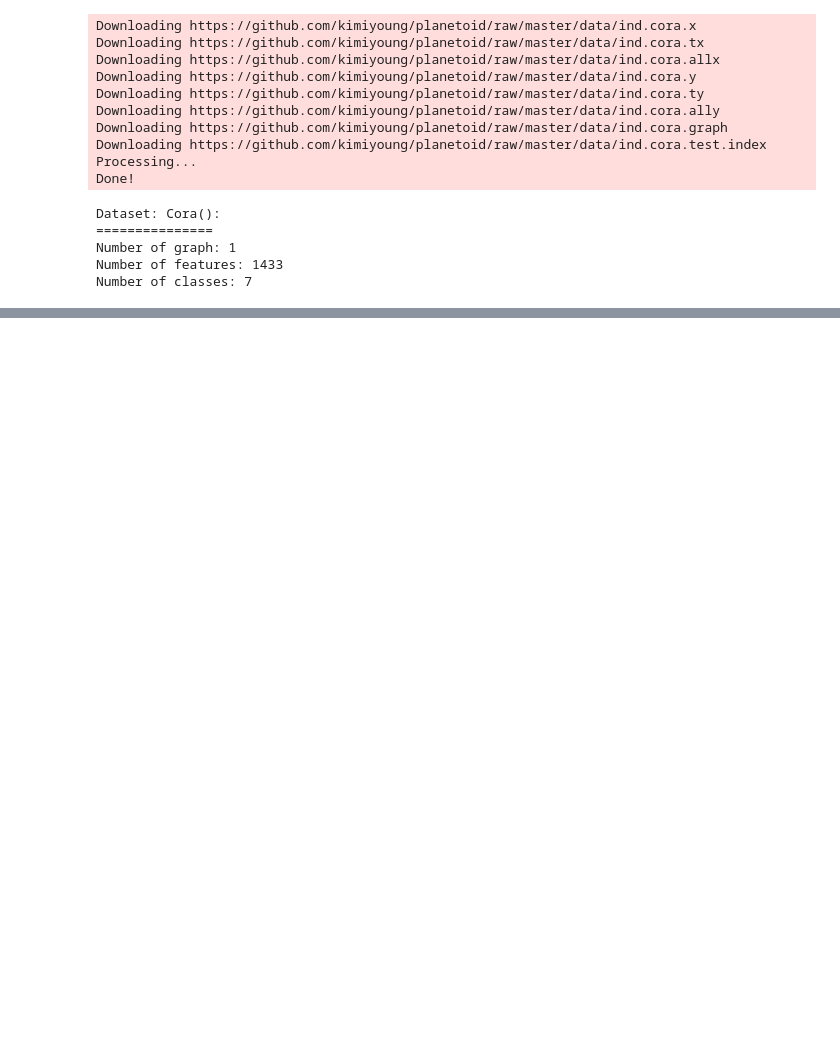
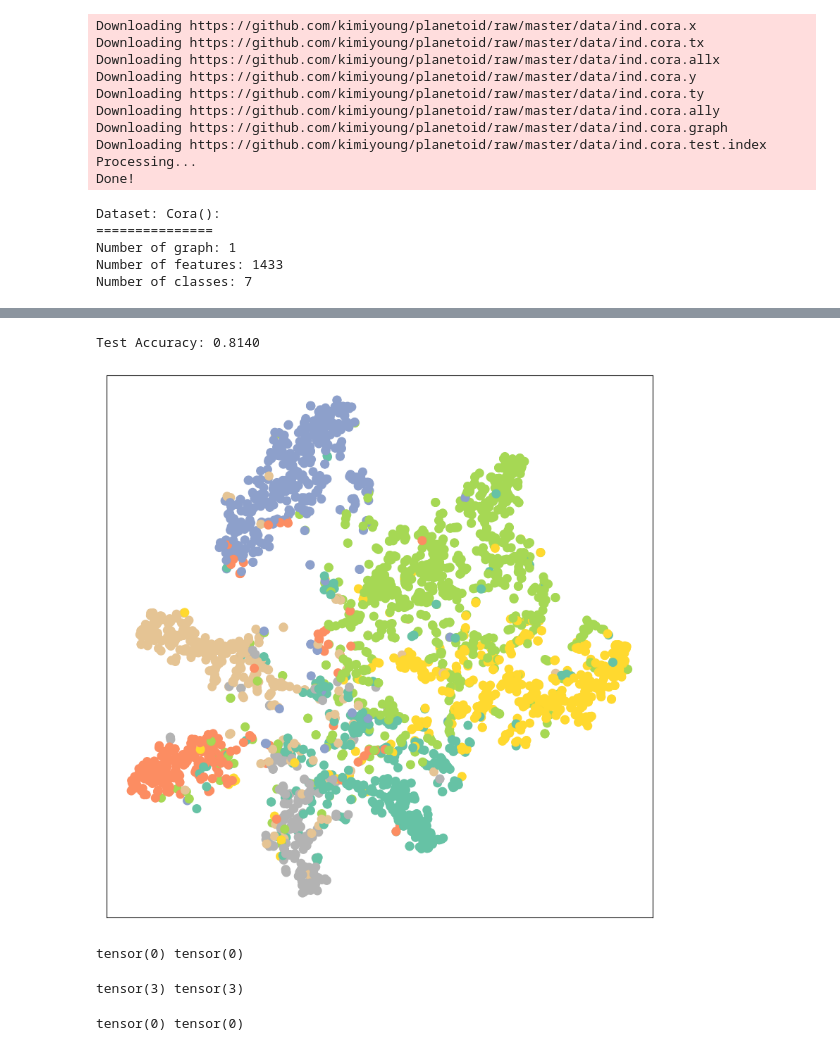
Before and after one commit to dangtrantrung/Graph-Neural-Network-GNN_Graph-Convolutional-Network-GCN, a Jupyter notebook: GCNwithCoraDataset.ipynb, the cells around one changed output, grey strips where cells are left out. Drawn from its saved outputs; the diff is of its cells as text; code cells hidden in the pictures; blank space fills up the shorter version.

```diff
--- a/GCNwithCoraDataset.ipynb
+++ b/GCNwithCoraDataset.ipynb
@@ -29,0 +82,23 @@ Number of classes: 7
+# %%
+# Build Model GCN
+model = GCN(hidden_chanels=16)
+opt = torch.optim.Adam(model.parameters(),lr=0.01,weight_decay=5e-4)
+cr = torch.nn.CrossEntropyLoss()
+
+def train():
+    model.train()
+    opt.zero_grad()
+    out=model(data.x,data.edge_index)
+    loss=cr(out[data.train_mask],data.y[data.train_mask])
+    # Back Propagation to Adjust Parameters of Model weight, Biass
+    loss.backward()
+    opt.step()
+    return loss
+
+def test():
+    model.eval()
+    out=model(data.x,data.edge_index)
+    pred=out.argmax(dim=1)
+    test_correct=pred[data.test_mask]==data.y[data.test_mask]
+    test_acc=int(test_correct.sum())/int(data.test_mask.sum())
+    return test_acc
@@ -29,0 +129,26 @@ Number of classes: 7
+# %%
+#  Test accuracy
+test_acc=test()
+print(f'Test Accuracy: {test_acc:0.4f}')
+# %% [output]
+Test Accuracy: 0.8140
+# %%
+# Visualize the Result of Cite-Link and Clustering  - Classification of Data Model
+model.eval()
+out=model(data.x,data.edge_index)
+visualize(out,color=data.y)
+# %% [output]
+[figure, added]
+# %%
+# Test Result with some Data points
+print(data.y[10],out[10].argmax())
+# %% [output]
+tensor(0) tensor(0)
+# %%
+print(data.y[0],out[0].argmax())
+# %% [output]
+tensor(3) tensor(3)
+# %%
+print(data.y[3],out[3].argmax())
+# %% [output]
+tensor(0) tensor(0)
```
Also changed, not shown: parts of 7 cells of this notebook.
